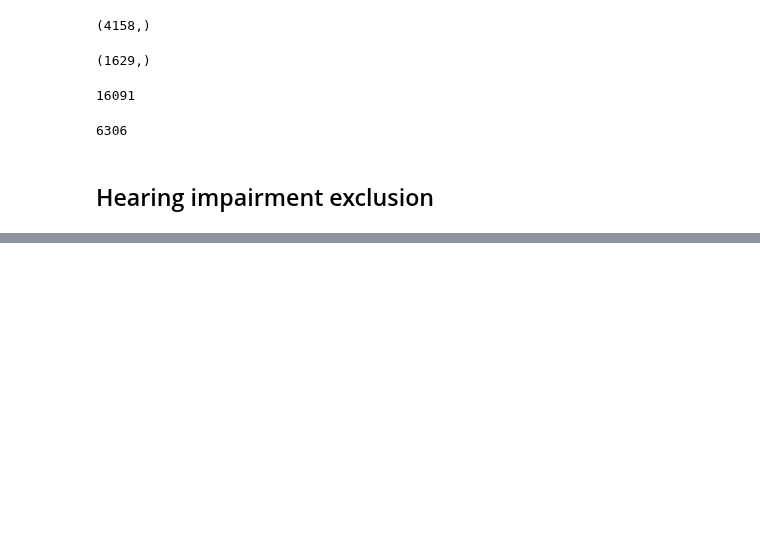
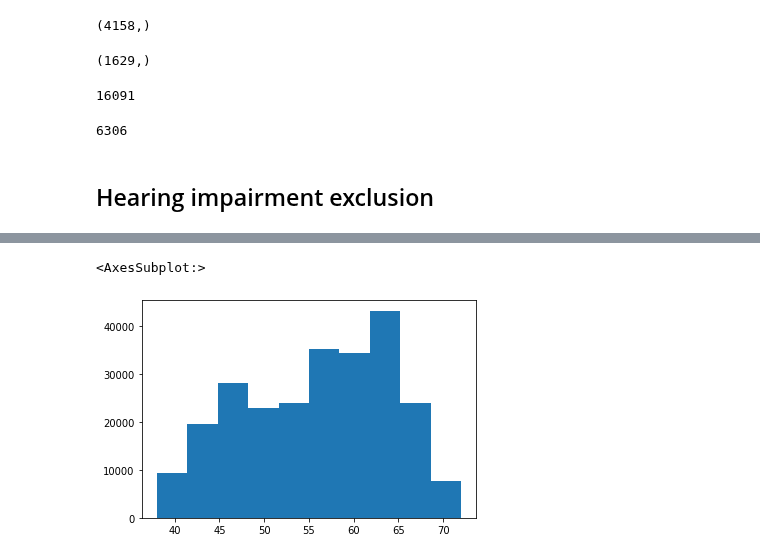
Before and after one commit to statgenetics/UKBB_GWAS_dev, a Jupyter notebook: analysis/phenotypes/062322_Otosclerosis_Menieres.ipynb, the cells around one changed output, grey strips where cells are left out. Cells and saved outputs as stored; diff of their text form; code cells hidden in the pictures; blank space fills up the shorter version.

```diff
--- a/analysis/phenotypes/062322_Otosclerosis_Menieres.ipynb
+++ b/analysis/phenotypes/062322_Otosclerosis_Menieres.ipynb
@@ -50,7 +50,6 @@ with open("/mnt/vast/hpc/csg/UKBiobank/phenotype_files/HI_UKBB/092821_UKBB_48641
     date_oto = [col.strip('"') for col in header if "f.131250" in col]
     source_vestibular = [col.strip('"') for col in header if "f.131253" in col]
     date_vestibular = [col.strip('"') for col in header if "f.131252" in col]
-    age_rec = [col.strip('"') for col in header if "f.21022" in col]
     year_of_birth = [col.strip('"') for col in header if "f.34." in col]
     month_of_birth = [col.strip('"') for col in header if "f.52." in col]
 # %%
@@ -1607,3 +1698,13 @@ len(excl_id_list_200k)
 6306
 # %% [markdown]
 ## Hearing impairment exclusion
+# %%
+## remove those who are completely deaf
+def find_deaf(row):
+    for i in row:
+        if not pd.isna(i) and i == "I am completely deaf":
+            return True
+    return False
+deaf = df_oto_500k_ctr[hearing_imp_f3393+hearing_imp_f2247+hearing_imp_f2257].apply(find_deaf, axis=1)
+df_oto_500k_ctr = df_oto_500k_ctr[~deaf]
+df_oto_500k_ctr.shape
@@ -1610,8 +1719,23 @@ len(excl_id_list_200k)
 # %%
+hearing_ans = {"Do not know":9, "Yes":1, "No":0}
+# returns True if it's a ctrl or else False
 def find_ctrl(row):
     answer = "".join([str(hearing_ans[i]) for i in row if not pd.isna(i) and i != "Prefer not to answer"])
     if "0" in answer and "1" not in answer:
-        return 0
-    return 1
-df_oto_500k_ctr[hearing_imp_f3393].apply(find_ctrl_or_NA, axis=1).to_list()
+        return True
+    return False
+
+# returns True if it's a ctrl or else False
+# this is specific for f3393 because f3393 was only asked under certain circumstances
+def find_ctrl_or_NA(row):
+    for i in row:
+        if not pd.isna(i) and i != "No" and i != "Prefer not to answer": # if we have any answers that are not NA or No only then we don't have a ctrl
+            return False
+    return True
+# filter through the hearing impairment questions to find the controls
+f3393_ctrl = df_oto_500k_ctr[hearing_imp_f3393].apply(find_ctrl_or_NA, axis=1).to_list()
+f2247_ctrl = df_oto_500k_ctr[hearing_imp_f2247].apply(find_ctrl, axis=1).to_list()
+f2257_ctrl = df_oto_500k_ctr[hearing_imp_f2257].apply(find_ctrl, axis=1).to_list()
+pure_ctrl = [True if i == True and f2247_ctrl[en] == True and f2257_ctrl[en] == True else False for en, i in enumerate(f3393_ctrl)]
+len(pure_ctrl)
 # %% [output]
@@ -1618,0 +1751,3 @@ SyntaxError: invalid syntax (1337566473.py, line 5)
+# %%
+df_oto_500k_ctr = df_oto_500k_ctr[pure_ctrl]
+df_oto_500k_ctr[~df_oto_500k_ctr["IID"].isin(excl_id_list_500k)].shape
@@ -1618,0 +1788,6 @@ SyntaxError: invalid syntax (1337566473.py, line 5)
+# %%
+df_oto_500k_ctr["oto_age"] = df_oto_500k_ctr[age_rec]
+df_oto_500k_ctr["oto_age"].astype("int").hist(grid=False)
+# %% [output]
+<AxesSubplot:>
+[figure, added]
```
Also changed, not shown: parts of 35 cells of this notebook.
